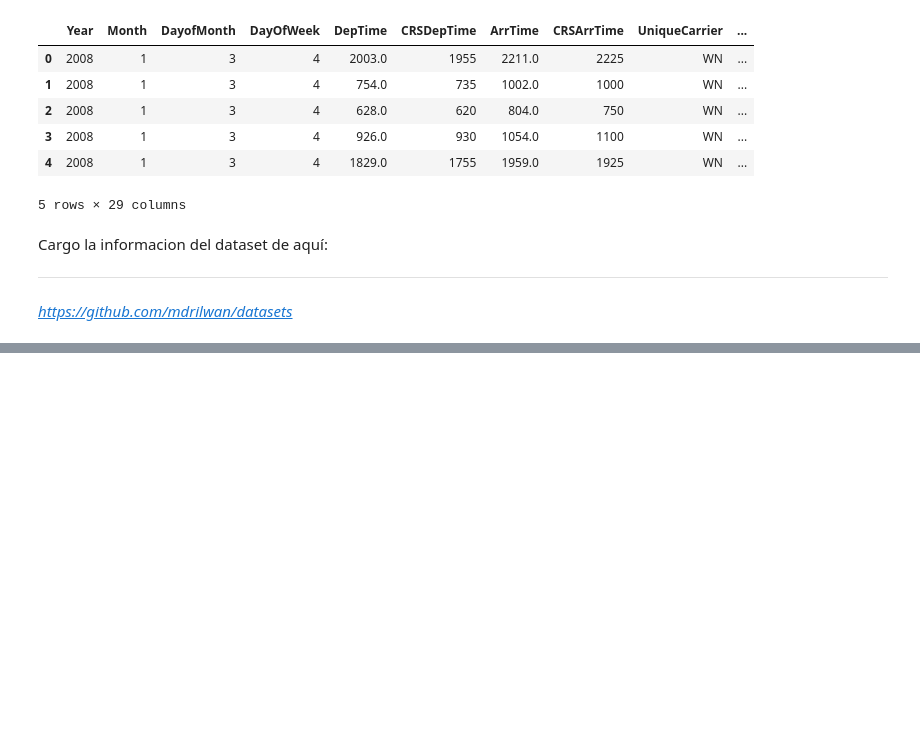
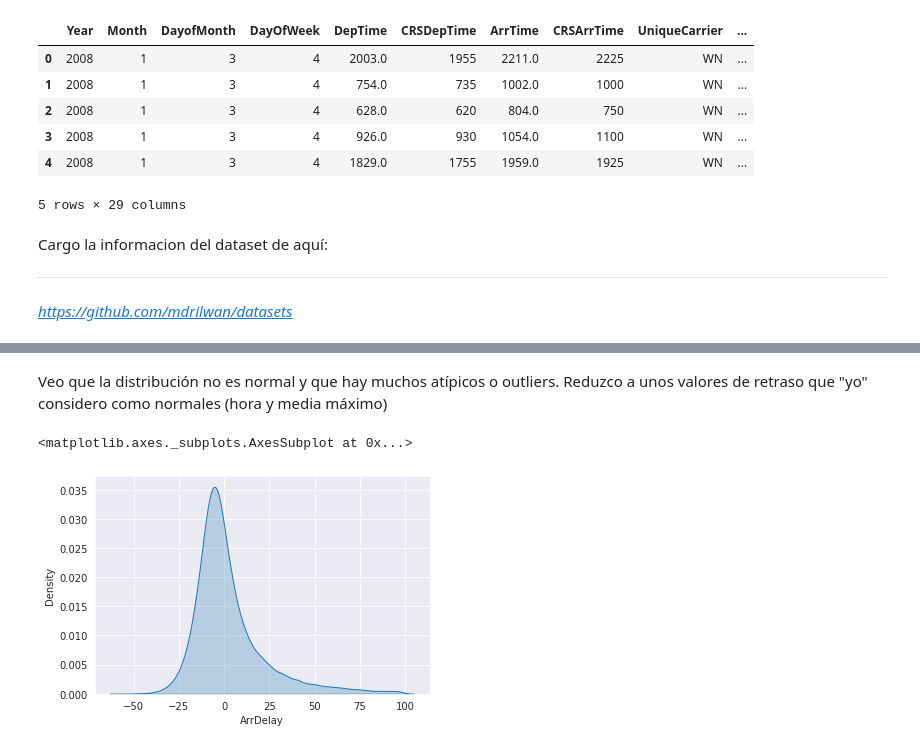
Before and after one commit to JMML2021/0301_visualitzaci-_explorat-ria, a Jupyter notebook: S03_T01_Visualització_gràfica_d'un_dataset.ipynb, the cells around one changed output, grey strips where cells are left out. Cells and saved outputs as stored; diff of their text form; code cells hidden in the pictures; blank space fills up the shorter version.

```diff
--- a/S03_T01_Visualització_gràfica_d'un_dataset.ipynb
+++ b/S03_T01_Visualització_gràfica_d'un_dataset.ipynb
@@ -57,0 +97,8 @@ Cargo la informacion del dataset de aquí:
+# %% [markdown]
+Veo que la distribución no es normal y que hay muchos atípicos o outliers. Reduzco a unos valores de retraso que "yo" considero como normales (hora y media máximo)
+# %%
+df3= df[df.ArrDelay < 100]
+sns.kdeplot(df3.ArrDelay, shade = True)
+# %% [output]
+<matplotlib.axes._subplots.AxesSubplot at 0x...>
+[figure, added]
```
Also changed, not shown: parts of 15 cells of this notebook.
